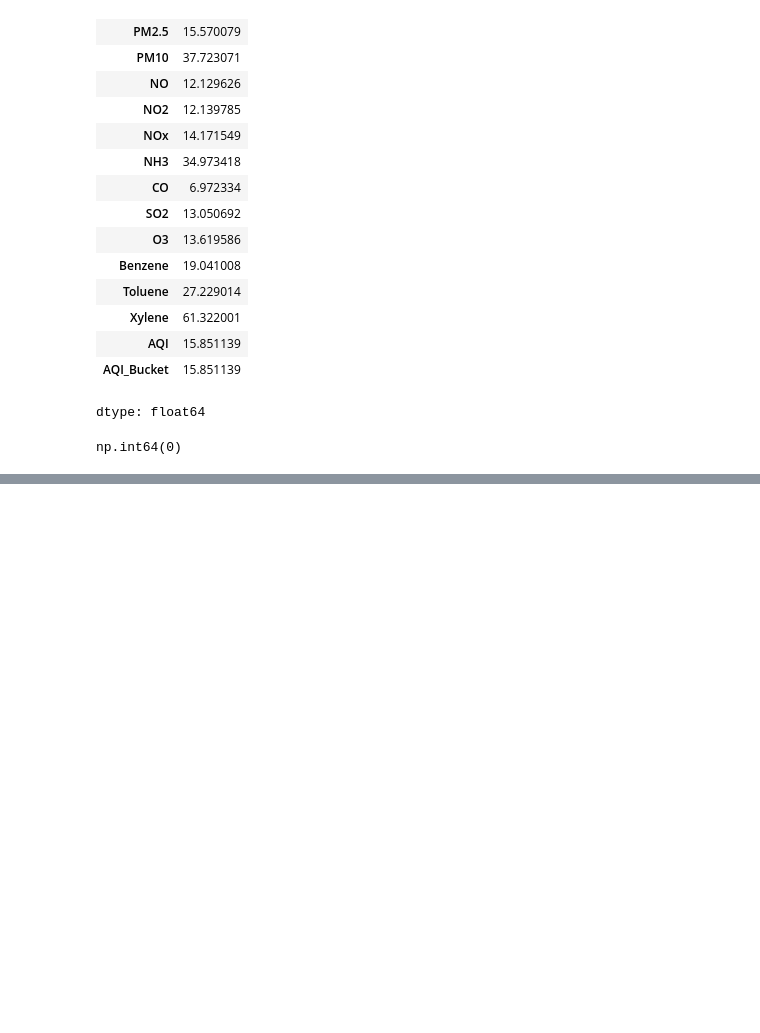
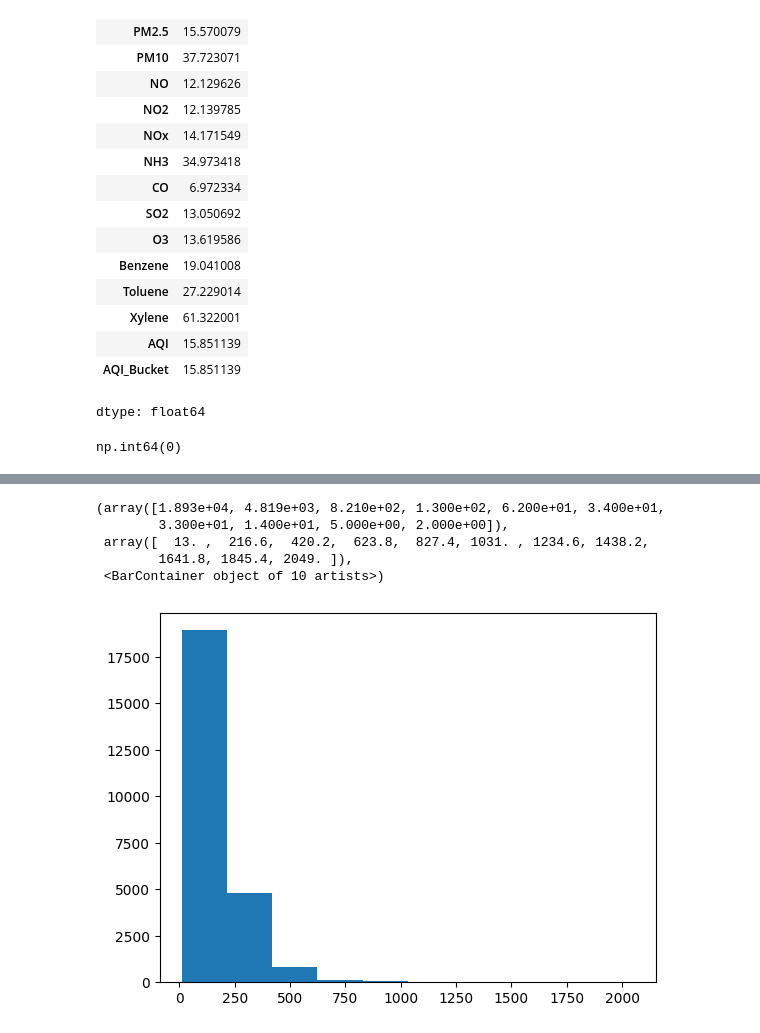
Before and after one commit to Sakshi-Singhal24/AQI-prediction-ML-project, a Jupyter notebook: AQIProject.ipynb, the cells around one changed output, grey strips where cells are left out. Cells and saved outputs as stored; diff of their text form; code cells hidden in the pictures; blank space fills up the shorter version.

```diff
--- a/AQIProject.ipynb
+++ b/AQIProject.ipynb
@@ -143,0 +155,9 @@ df.corr(numeric_only=True)
+# %%
+plt.hist(df['AQI'])
+# %% [output]
+(array([1.893e+04, 4.819e+03, 8.210e+02, 1.300e+02, 6.200e+01, 3.400e+01,
+        3.300e+01, 1.400e+01, 5.000e+00, 2.000e+00]),
+ array([  13. ,  216.6,  420.2,  623.8,  827.4, 1031. , 1234.6, 1438.2,
+        1641.8, 1845.4, 2049. ]),
+ <BarContainer object of 10 artists>)
+[figure, added]
```
Also changed, not shown: parts of 15 cells of this notebook.
